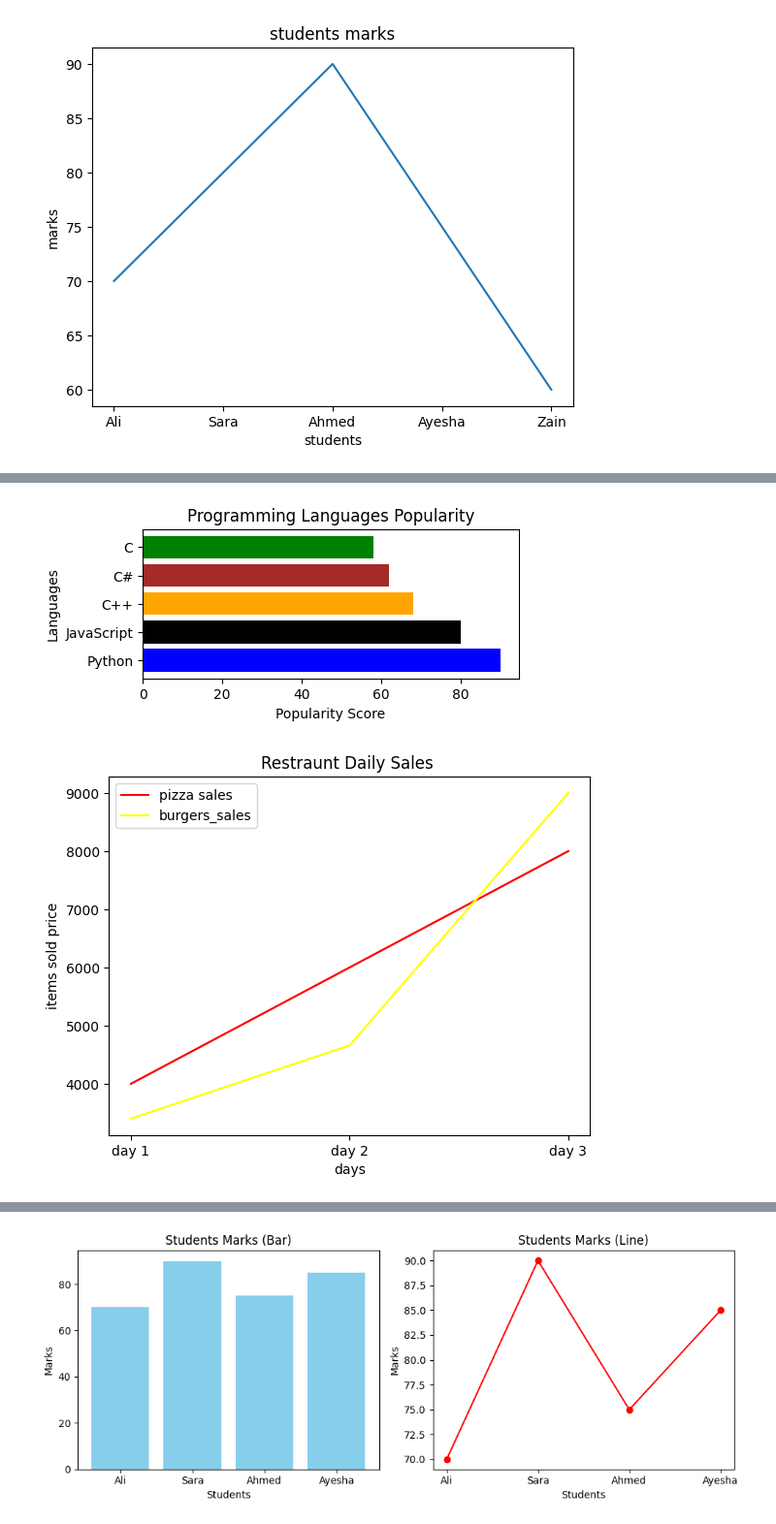
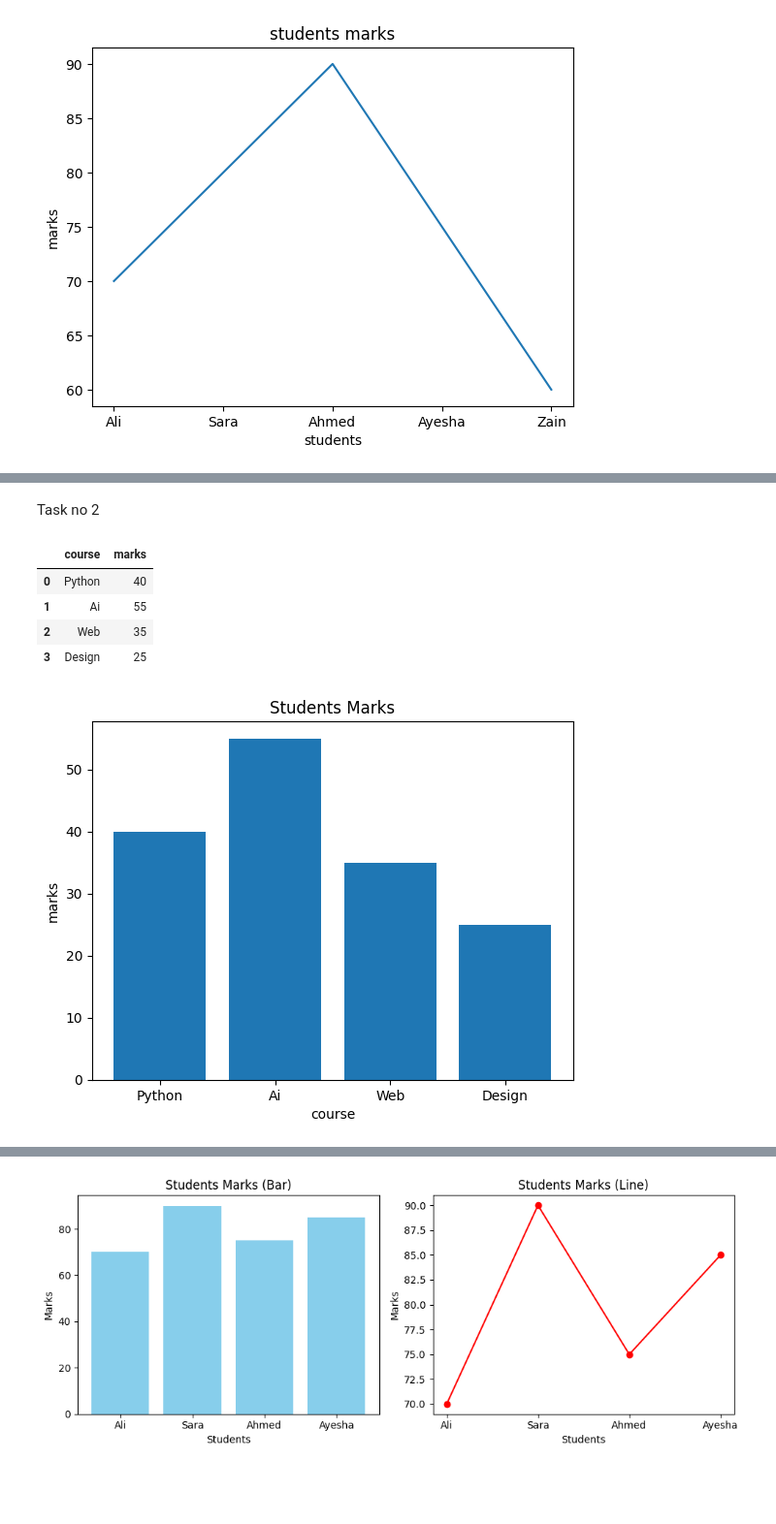
Before and after one commit to ummerooman224-lgtm/Matplotlib_Tasks, a Jupyter notebook: Matplotlib_Tasks.ipynb, the cells around one changed output, grey strips where cells are left out. Shown at 97% size. Cells and saved outputs as stored; diff of their text form; code cells hidden in the pictures; blank space fills up the shorter version.

```diff
--- a/Matplotlib_Tasks.ipynb
+++ b/Matplotlib_Tasks.ipynb
@@ -27,30 +19,26 @@ plt.show()
-# %%
-import matplotlib.pyplot as plt
-
-languages = ["Python", "JavaScript", "C++", "C#", "C"]
-popularity = [90, 80, 68, 62, 58]
-
-plt.figure(figsize=(5,2))
-plt.barh(languages, popularity, color=["blue", "black", "orange", "brown", "green"])
-
-plt.title("Programming Languages Popularity")
-plt.xlabel("Popularity Score")
-plt.ylabel("Languages")
-
-plt.show()
-# %% [output]
-[figure, removed]
-# %%
-import matplotlib.pyplot as plt
-days = ["day 1", "day 2", "day 3"]
-pizza_sales = [4000, 6000, 8000]
-burger_sales = [3400, 4660, 9000]
-plt.plot(days, pizza_sales, color="red", label="pizza sales")
-plt.plot(days, burger_sales, color="yellow", label = "burgers_sales")
-plt.legend()
-plt.title("Restraunt Daily Sales ")
-plt.xlabel("days")
-plt.ylabel("items sold price")
-plt.show()
-# %% [output]
-[figure, removed]
+# %% [markdown]
+Task no 2
+# %%
+import pandas as pd
+import matplotlib.pyplot as plt
+
+Data = {
+    "course": ["Python", "Ai", "Web", "Design"],
+    "marks": [40, 55, 35, 25]
+}
+
+df = pd.DataFrame(Data)
+display(df)
+
+plt.bar(df["course"], df["marks"])
+plt.title("Students Marks")
+plt.xlabel("course")
+plt.ylabel("marks")
+plt.show()
+# %% [output]
+|  | course | marks |
+| 0 | Python | 40 |
+| 1 | Ai | 55 |
+| 2 | Web | 35 |
+| 3 | Design | 25 |
+[figure, added]
```
Also changed, not shown: parts of 5 cells of this notebook.
